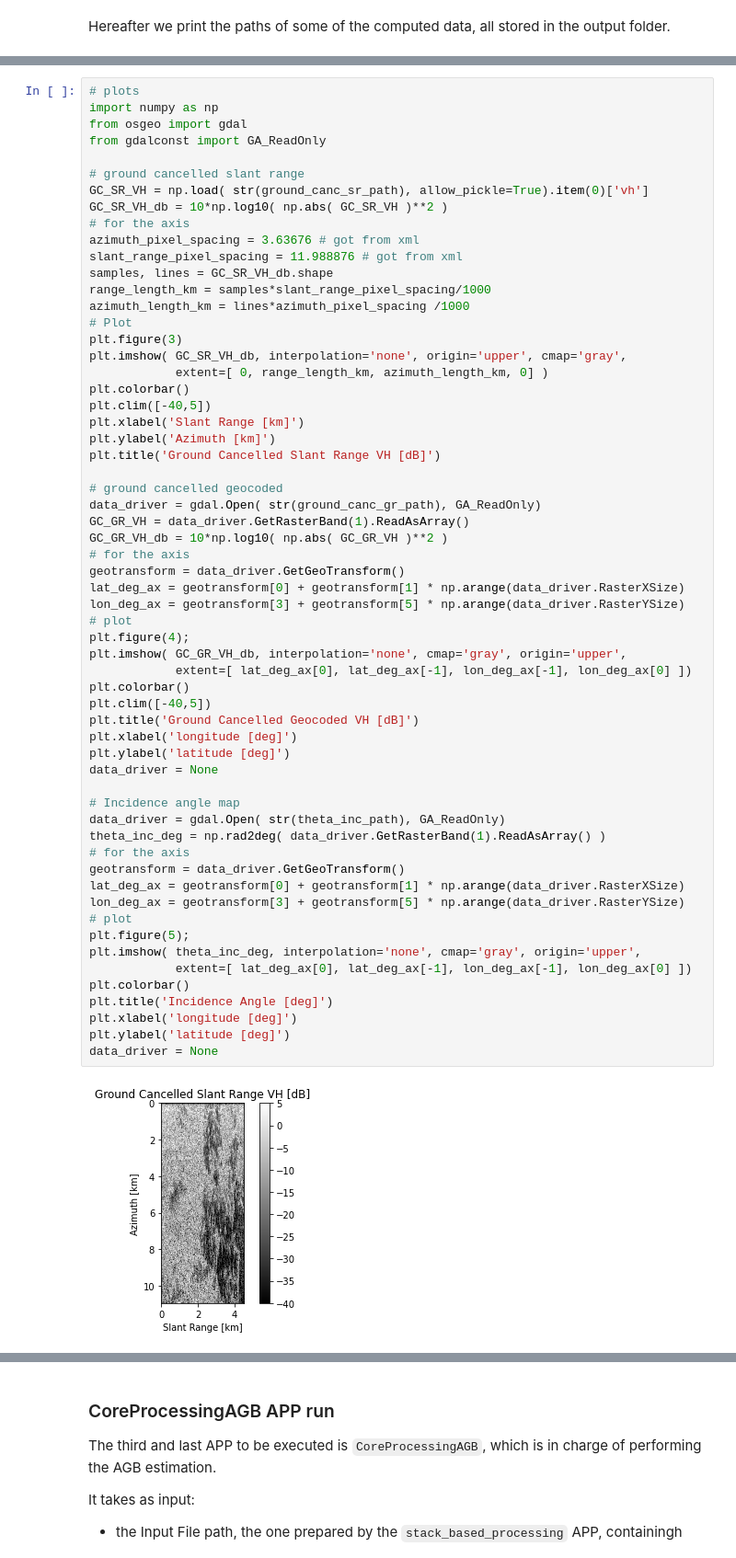
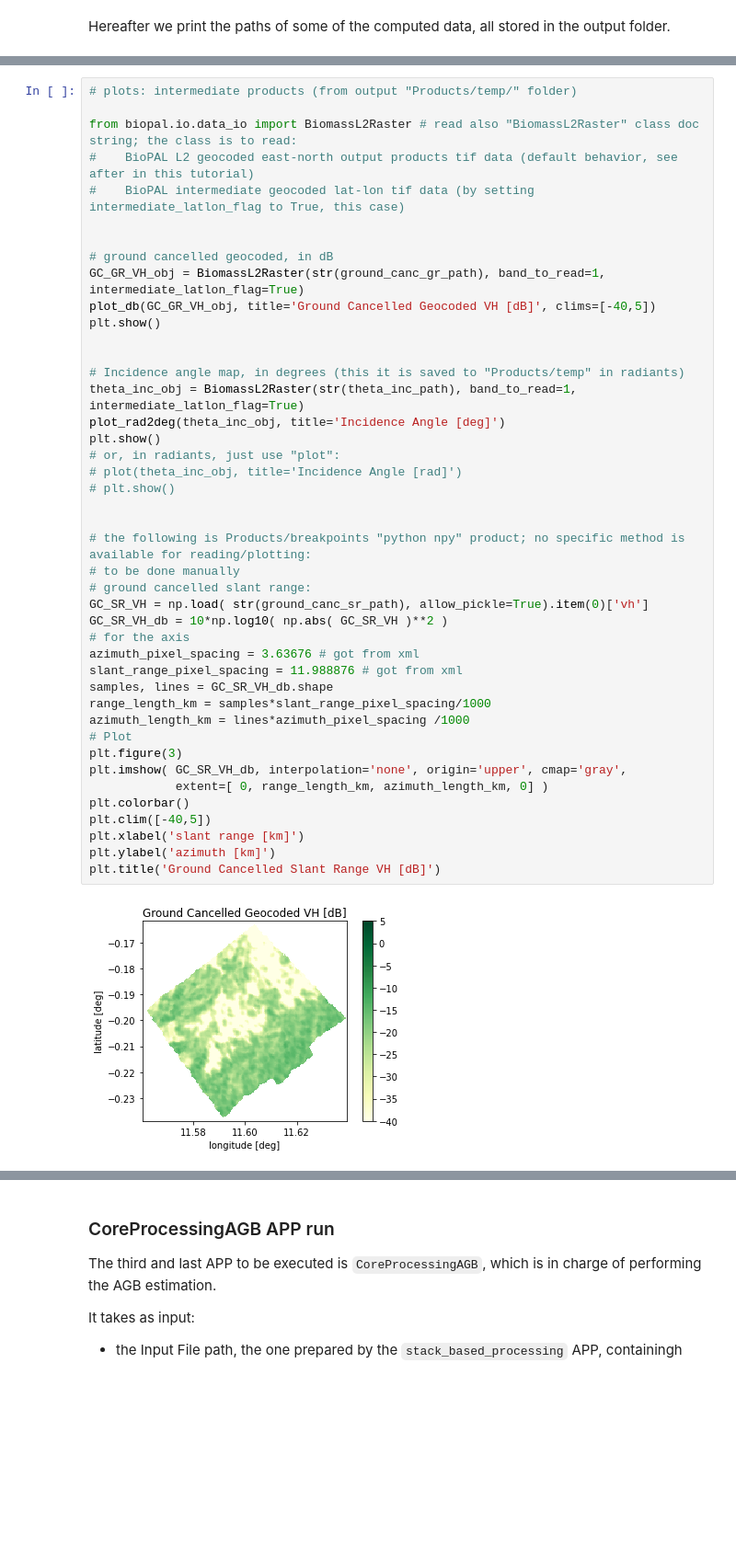
Before and after one commit to BioPAL/BioPAL, a Jupyter notebook: doc/Notebooks/BioPAL_First_Tutorial.ipynb, the cells around one changed output, grey strips where cells are left out. Shown at 92% size. Drawn from its saved outputs; the diff is of its cells as text; blank space fills up the shorter version.

```diff
--- a/doc/Notebooks/BioPAL_First_Tutorial.ipynb
+++ b/doc/Notebooks/BioPAL_First_Tutorial.ipynb
@@ -344,62 +362,45 @@ print('\n  Path of incidence angle map, geocoded: \n {}'.format(theta_inc_path))
 # %%
-# plots
-import numpy as np
-from osgeo import gdal
-from gdalconst import GA_ReadOnly
+# plots: intermediate products (from output "Products/temp/" folder)
 
-# ground cancelled slant range
+from biopal.io.data_io import BiomassL2Raster # read also "BiomassL2Raster" class doc string; the class is to read:
+#    BioPAL L2 geocoded east-north output products tif data (default behavior, see after in this tutorial)
+#    BioPAL intermediate geocoded lat-lon tif data (by setting intermediate_latlon_flag to True, this case)
+
+
+# ground cancelled geocoded, in dB
+GC_GR_VH_obj = BiomassL2Raster(str(ground_canc_gr_path), band_to_read=1, intermediate_latlon_flag=True)
+plot_db(GC_GR_VH_obj, title='Ground Cancelled Geocoded VH [dB]', clims=[-40,5])
+plt.show()
+
+
+# Incidence angle map, in degrees (this it is saved to "Products/temp" in radiants)
+theta_inc_obj = BiomassL2Raster(str(theta_inc_path), band_to_read=1, intermediate_latlon_flag=True)
+plot_rad2deg(theta_inc_obj, title='Incidence Angle [deg]')
+plt.show()
+# or, in radiants, just use "plot":
+# plot(theta_inc_obj, title='Incidence Angle [rad]')
+# plt.show()
+
+
+# the following is Products/breakpoints "python npy" product; no specific method is available for reading/plotting:
+# to be done manually
+# ground cancelled slant range:
 GC_SR_VH = np.load( str(ground_canc_sr_path), allow_pickle=True).item(0)['vh']
 GC_SR_VH_db = 10*np.log10( np.abs( GC_SR_VH )**2 )
 # for the axis
 azimuth_pixel_spacing = 3.63676 # got from xml
 slant_range_pixel_spacing = 11.988876 # got from xml
 samples, lines = GC_SR_VH_db.shape
 range_length_km = samples*slant_range_pixel_spacing/1000
 azimuth_length_km = lines*azimuth_pixel_spacing /1000
 # Plot
 plt.figure(3)
 plt.imshow( GC_SR_VH_db, interpolation='none', origin='upper', cmap='gray',
             extent=[ 0, range_length_km, azimuth_length_km, 0] )
 plt.colorbar()
 plt.clim([-40,5])
-plt.xlabel('Slant Range [km]')
-plt.ylabel('Azimuth [km]')
+plt.xlabel('slant range [km]')
+plt.ylabel('azimuth [km]')
 plt.title('Ground Cancelled Slant Range VH [dB]')
-
-# ground cancelled geocoded
-data_driver = gdal.Open( str(ground_canc_gr_path), GA_ReadOnly)
-GC_GR_VH = data_driver.GetRasterBand(1).ReadAsArray()
-GC_GR_VH_db = 10*np.log10( np.abs( GC_GR_VH )**2 )
-# for the axis
-geotransform = data_driver.GetGeoTransform()
-lat_deg_ax = geotransform[0] + geotransform[1] * np.arange(data_driver.RasterXSize)
-lon_deg_ax = geotransform[3] + geotransform[5] * np.arange(data_driver.RasterYSize)
-# plot
-plt.figure(4);
-plt.imshow( GC_GR_VH_db, interpolation='none', cmap='gray', origin='upper',
-            extent=[ lat_deg_ax[0], lat_deg_ax[-1], lon_deg_ax[-1], lon_deg_ax[0] ])
-plt.colorbar()
-plt.clim([-40,5])
-plt.title('Ground Cancelled Geocoded VH [dB]')
-plt.xlabel('longitude [deg]')
-plt.ylabel('latitude [deg]')
-data_driver = None
-
-# Incidence angle map
-data_driver = gdal.Open( str(theta_inc_path), GA_ReadOnly)
-theta_inc_deg = np.rad2deg( data_driver.GetRasterBand(1).ReadAsArray() )
-# for the axis
-geotransform = data_driver.GetGeoTransform()
-lat_deg_ax = geotransform[0] + geotransform[1] * np.arange(data_driver.RasterXSize)
-lon_deg_ax = geotransform[3] + geotransform[5] * np.arange(data_driver.RasterYSize)
-# plot
-plt.figure(5);
-plt.imshow( theta_inc_deg, interpolation='none', cmap='gray', origin='upper',
-            extent=[ lat_deg_ax[0], lat_deg_ax[-1], lon_deg_ax[-1], lon_deg_ax[0] ])
-plt.colorbar()
-plt.title('Incidence Angle [deg]')
-plt.xlabel('longitude [deg]')
-plt.ylabel('latitude [deg]')
-data_driver = None
 # %% [output]
-[figure, old version]
+[figure, new version]
```
Also changed, not shown: parts of 10 cells of this notebook, 3 other files.
